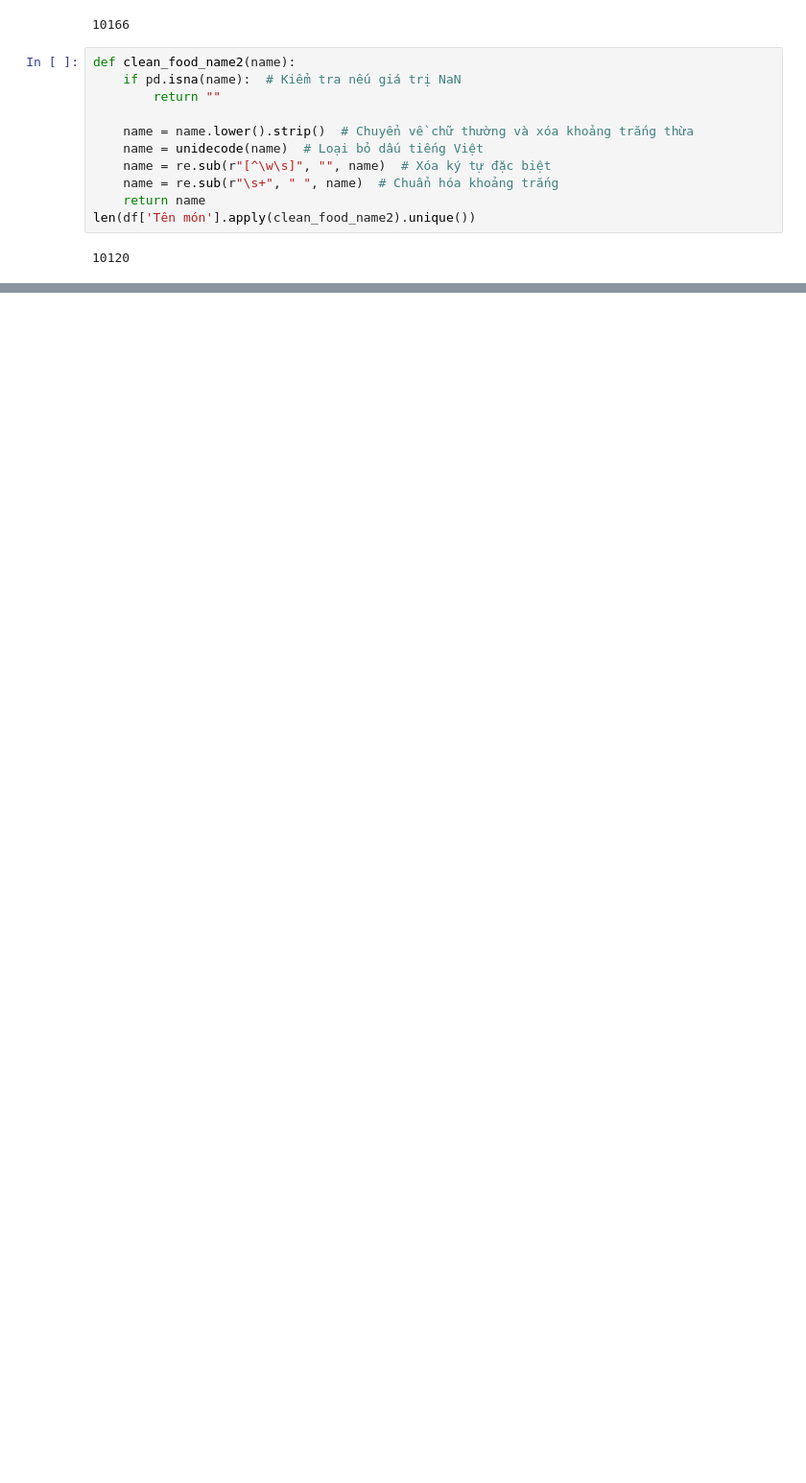
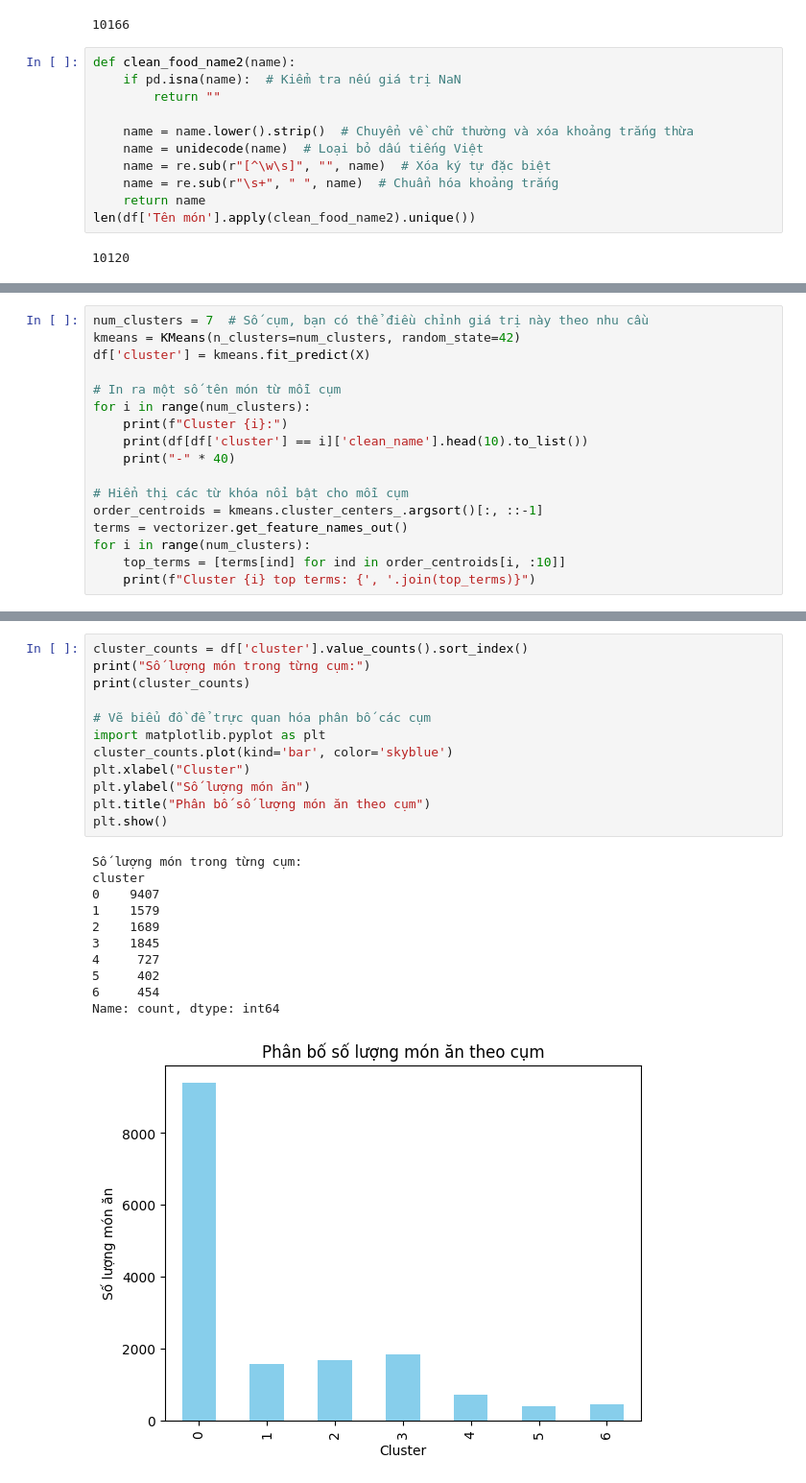
Before and after one commit to manh21082002/image-search-ai, a Jupyter notebook: notebooks/01_collect_data.ipynb, the cells around one changed output, grey strips where cells are left out. Shown at 96% size. Cells and saved outputs as stored; diff of their text form; blank space fills up the shorter version.

```diff
--- a/notebooks/01_collect_data.ipynb
+++ b/notebooks/01_collect_data.ipynb
@@ -113,0 +288,17 @@ TypeError: unsupported operand type(s) for -: 'str' and 'float'
+# %%
+num_clusters = 7  # Số cụm, bạn có thể điều chỉnh giá trị này theo nhu cầu
+kmeans = KMeans(n_clusters=num_clusters, random_state=42)
+df['cluster'] = kmeans.fit_predict(X)
+
+# In ra một số tên món từ mỗi cụm
+for i in range(num_clusters):
+    print(f"Cluster {i}:")
+    print(df[df['cluster'] == i]['clean_name'].head(10).to_list())
+    print("-" * 40)
+
+# Hiển thị các từ khóa nổi bật cho mỗi cụm
+order_centroids = kmeans.cluster_centers_.argsort()[:, ::-1]
+terms = vectorizer.get_feature_names_out()
+for i in range(num_clusters):
+    top_terms = [terms[ind] for ind in order_centroids[i, :10]]
+    print(f"Cluster {i} top terms: {', '.join(top_terms)}")
@@ -113,0 +323,24 @@ TypeError: unsupported operand type(s) for -: 'str' and 'float'
+# %%
+cluster_counts = df['cluster'].value_counts().sort_index()
+print("Số lượng món trong từng cụm:")
+print(cluster_counts)
+
+# Vẽ biểu đồ để trực quan hóa phân bố các cụm
+import matplotlib.pyplot as plt
+cluster_counts.plot(kind='bar', color='skyblue')
+plt.xlabel("Cluster")
+plt.ylabel("Số lượng món ăn")
+plt.title("Phân bố số lượng món ăn theo cụm")
+plt.show()
+# %% [output]
+Số lượng món trong từng cụm:
+cluster
+0    9407
+1    1579
+2    1689
+3    1845
+4     727
+5     402
+6     454
+Name: count, dtype: int64
+[figure, added]
```
Also changed, not shown: parts of 28 cells of this notebook.
